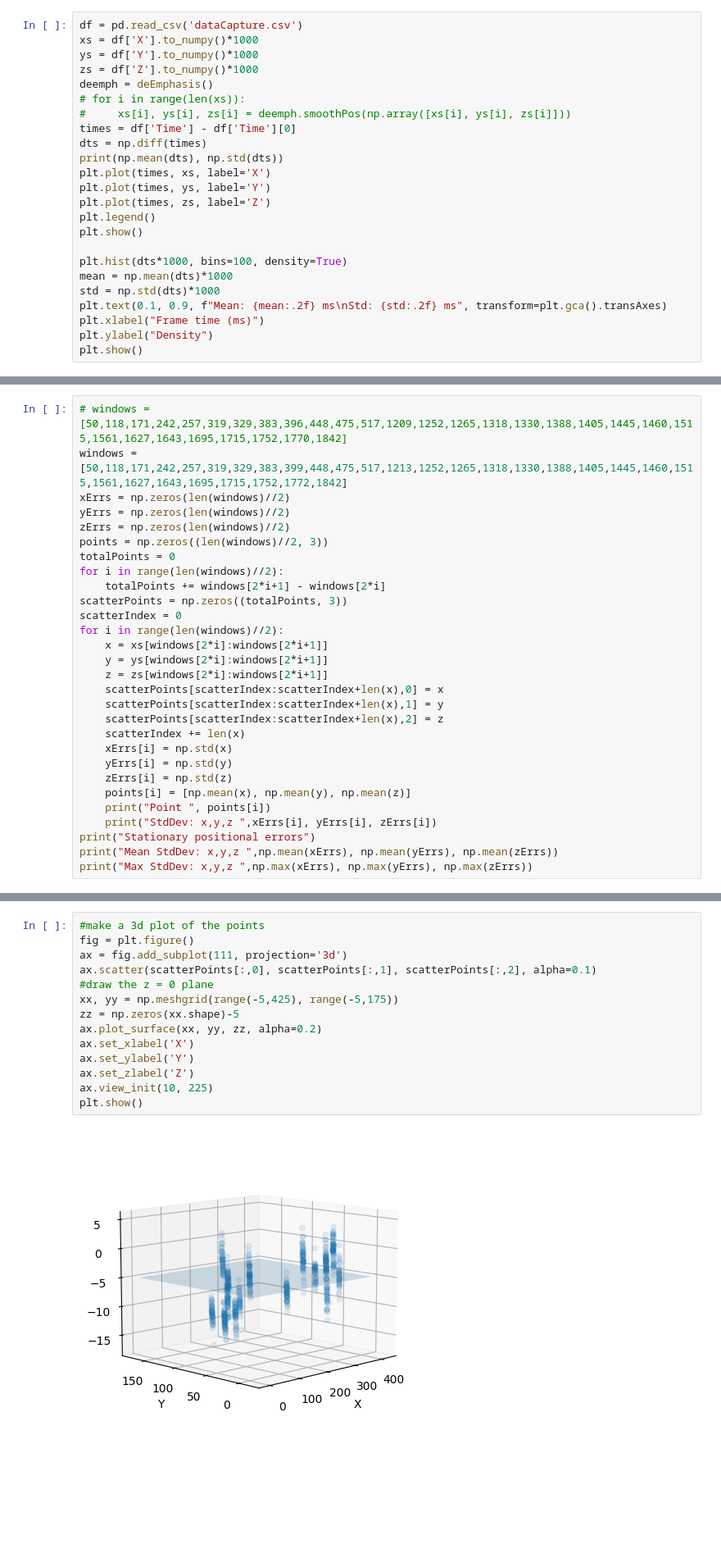
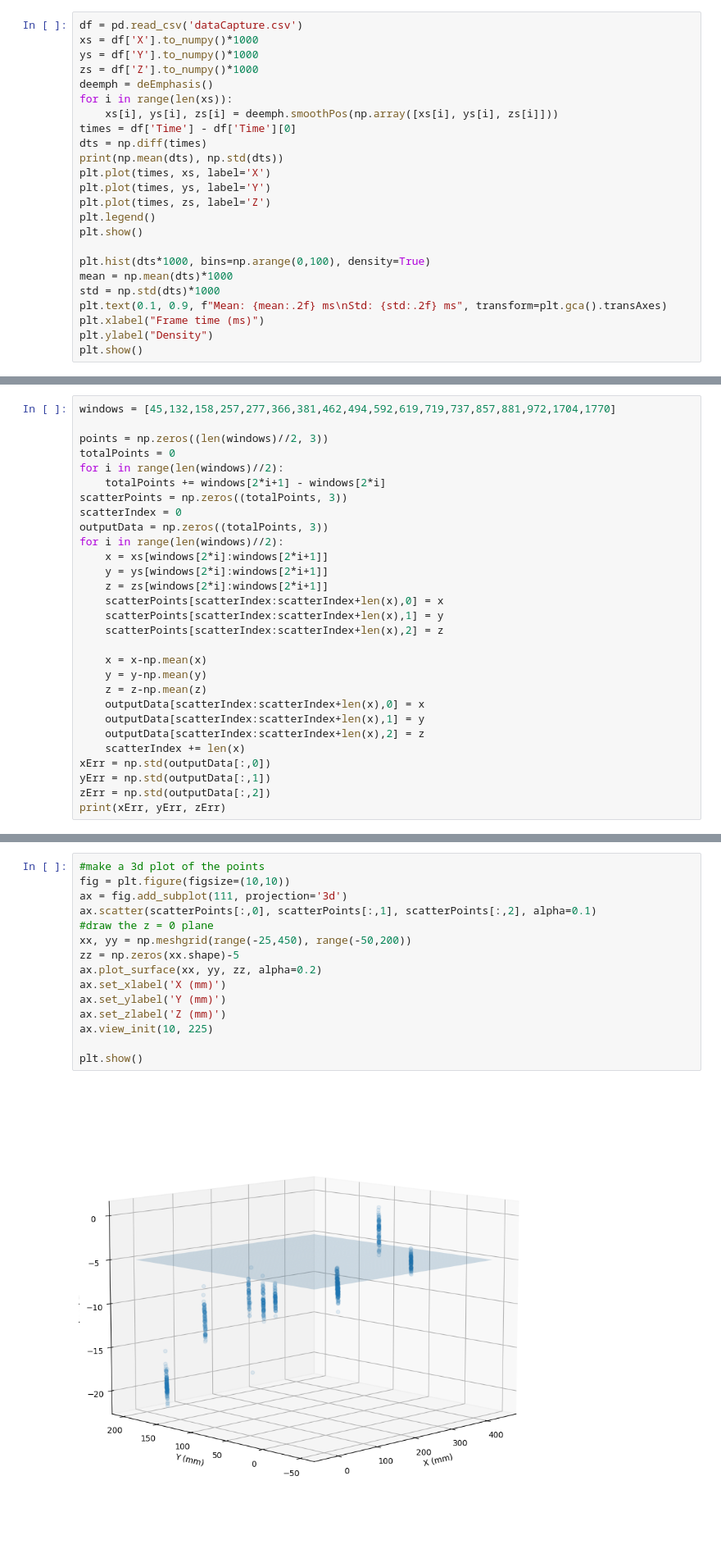
Before and after one commit to Shaquible/ENPH454-TouchProjector, a Jupyter notebook: triangulationAccuracy.ipynb, the cells around one changed output, grey strips where cells are left out. Shown: that part at 82% size. Saved outputs shown, nothing was run; the diff lists cells and outputs as text; blank space fills up the shorter version.

```diff
--- a/triangulationAccuracy.ipynb
+++ b/triangulationAccuracy.ipynb
@@ -18,8 +18,8 @@ xs = df['X'].to_numpy()*1000
 ys = df['Y'].to_numpy()*1000
 zs = df['Z'].to_numpy()*1000
 deemph = deEmphasis()
-# for i in range(len(xs)):
-#     xs[i], ys[i], zs[i] = deemph.smoothPos(np.array([xs[i], ys[i], zs[i]]))
+for i in range(len(xs)):
+    xs[i], ys[i], zs[i] = deemph.smoothPos(np.array([xs[i], ys[i], zs[i]]))
 times = df['Time'] - df['Time'][0]
 dts = np.diff(times)
 print(np.mean(dts), np.std(dts))
@@ -29,7 +29,7 @@ plt.plot(times, zs, label='Z')
 plt.legend()
 plt.show()
 
-plt.hist(dts*1000, bins=100, density=True)
+plt.hist(dts*1000, bins=np.arange(0,100), density=True)
 mean = np.mean(dts)*1000
 std = np.std(dts)*1000
 plt.text(0.1, 0.9, f"Mean: {mean:.2f} ms\nStd: {std:.2f} ms", transform=plt.gca().transAxes)
@@ -43,15 +43,13 @@ plt.show()
 # %%
-# windows = [50,118,171,242,257,319,329,383,396,448,475,517,1209,1252,1265,1318,1330,1388,1405,1445,1460,1515,1561,1627,1643,1695,1715,1752,1770,1842]
-windows = [50,118,171,242,257,319,329,383,399,448,475,517,1213,1252,1265,1318,1330,1388,1405,1445,1460,1515,1561,1627,1643,1695,1715,1752,1772,1842]
-xErrs = np.zeros(len(windows)//2)
-yErrs = np.zeros(len(windows)//2)
-zErrs = np.zeros(len(windows)//2)
+windows = [45,132,158,257,277,366,381,462,494,592,619,719,737,857,881,972,1704,1770]
+
 points = np.zeros((len(windows)//2, 3))
 totalPoints = 0
 for i in range(len(windows)//2):
     totalPoints += windows[2*i+1] - windows[2*i]
 scatterPoints = np.zeros((totalPoints, 3))
 scatterIndex = 0
+outputData = np.zeros((totalPoints, 3))
 for i in range(len(windows)//2):
     x = xs[windows[2*i]:windows[2*i+1]]
     y = ys[windows[2*i]:windows[2*i+1]]
@@ -59,14 +57,16 @@ for i in range(len(windows)//2):
     scatterPoints[scatterIndex:scatterIndex+len(x),0] = x
     scatterPoints[scatterIndex:scatterIndex+len(x),1] = y
     scatterPoints[scatterIndex:scatterIndex+len(x),2] = z
+
+    x = x-np.mean(x)
+    y = y-np.mean(y)
+    z = z-np.mean(z)
+    outputData[scatterIndex:scatterIndex+len(x),0] = x
+    outputData[scatterIndex:scatterIndex+len(x),1] = y
+    outputData[scatterIndex:scatterIndex+len(x),2] = z
     scatterIndex += len(x)
-    xErrs[i] = np.std(x)
-    yErrs[i] = np.std(y)
-    zErrs[i] = np.std(z)
-    points[i] = [np.mean(x), np.mean(y), np.mean(z)]
-    print("Point ", points[i])
-    print("StdDev: x,y,z ",xErrs[i], yErrs[i], zErrs[i])
-print("Stationary positional errors")
-print("Mean StdDev: x,y,z ",np.mean(xErrs), np.mean(yErrs), np.mean(zErrs))
-print("Max StdDev: x,y,z ",np.max(xErrs), np.max(yErrs), np.max(zErrs))
+xErr = np.std(outputData[:,0])
+yErr = np.std(outputData[:,1])
+zErr = np.std(outputData[:,2])
+print(xErr, yErr, zErr)
 # %% [output]
@@ -90,18 +74,19 @@ Max StdDev: x,y,z  0.7505146440089119 0.9282504832474358 2.2280858116640263
 # %%
 #make a 3d plot of the points
-fig = plt.figure()
+fig = plt.figure(figsize=(10,10))
 ax = fig.add_subplot(111, projection='3d')
 ax.scatter(scatterPoints[:,0], scatterPoints[:,1], scatterPoints[:,2], alpha=0.1)
 #draw the z = 0 plane
-xx, yy = np.meshgrid(range(-5,425), range(-5,175))
+xx, yy = np.meshgrid(range(-25,450), range(-50,200))
 zz = np.zeros(xx.shape)-5
 ax.plot_surface(xx, yy, zz, alpha=0.2)
-ax.set_xlabel('X')
-ax.set_ylabel('Y')
-ax.set_zlabel('Z')
+ax.set_xlabel('X (mm)')
+ax.set_ylabel('Y (mm)')
+ax.set_zlabel('Z (mm)')
 ax.view_init(10, 225)
+
 plt.show()
 # %% [output]
-[figure, old version]
+[figure, new version]
 # %%
 #z uncertainty when x and why change
```
Also changed, not shown: parts of 7 cells of this notebook, 6 other files.
